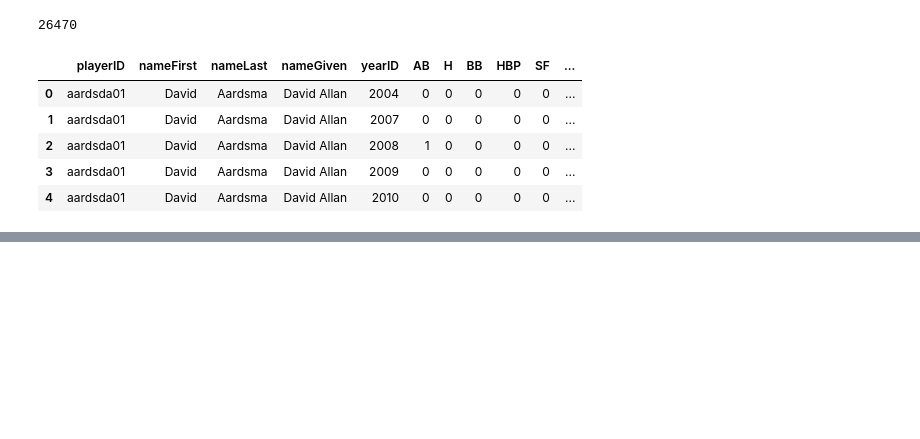
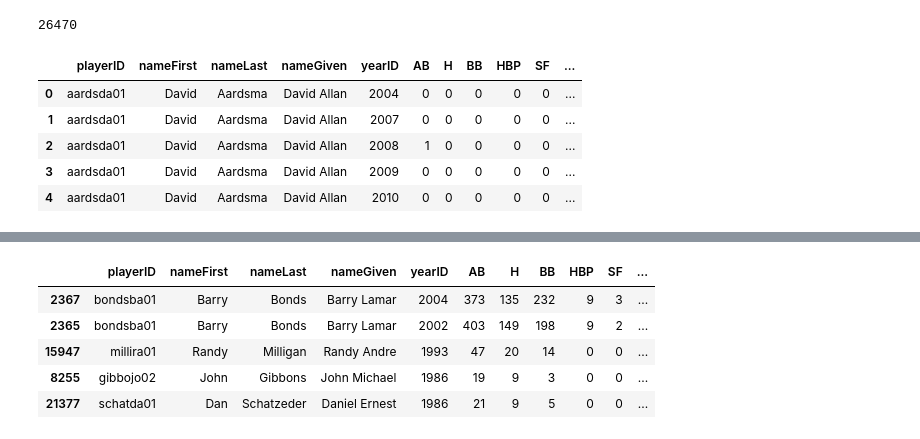
Before and after one commit to ahartz1/moneyball, a Jupyter notebook: moneyball.ipynb, the cells around one changed output, grey strips where cells are left out. Cells and saved outputs as stored; diff of their text form; code cells hidden in the pictures; blank space fills up the shorter version.

```diff
--- a/moneyball.ipynb
+++ b/moneyball.ipynb
@@ -118,0 +134,9 @@ bbdata_sal.head()
+# %%
+bbdata_sal.sort(columns=['OBP'], ascending=False).head()
+# %% [output]
+|  | playerID | nameFirst | nameLast | nameGiven | yearID | AB | H | BB | HBP | SF | ... |
+| 2367 | bondsba01 | Barry | Bonds | Barry Lamar | 2004 | 373 | 135 | 232 | 9 | 3 | ... |
+| 2365 | bondsba01 | Barry | Bonds | Barry Lamar | 2002 | 403 | 149 | 198 | 9 | 2 | ... |
+| 15947 | millira01 | Randy | Milligan | Randy Andre | 1993 | 47 | 20 | 14 | 0 | 0 | ... |
+| 8255 | gibbojo02 | John | Gibbons | John Michael | 1986 | 19 | 9 | 3 | 0 | 0 | ... |
+| 21377 | schatda01 | Dan | Schatzeder | Daniel Ernest | 1986 | 21 | 9 | 5 | 0 | 0 | ... |
```
Also changed, not shown: parts of 10 cells of this notebook.
